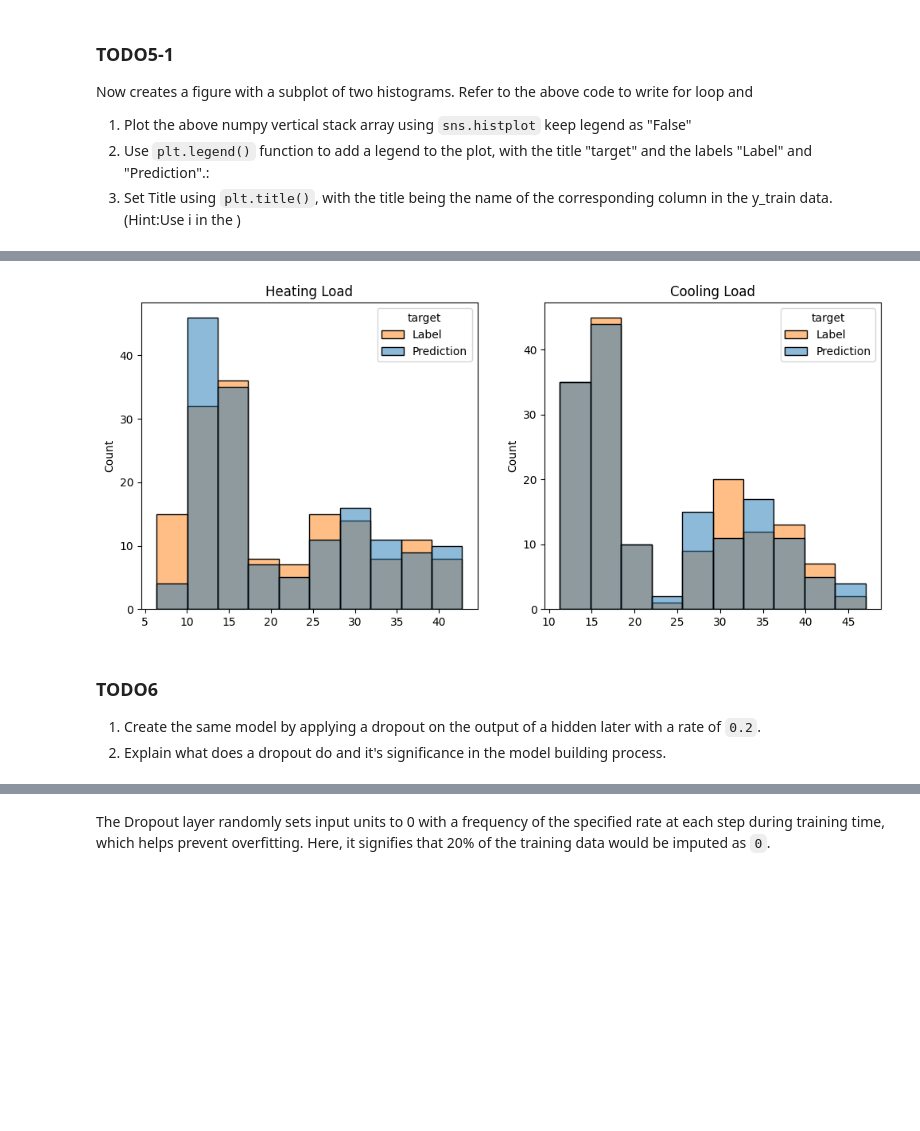
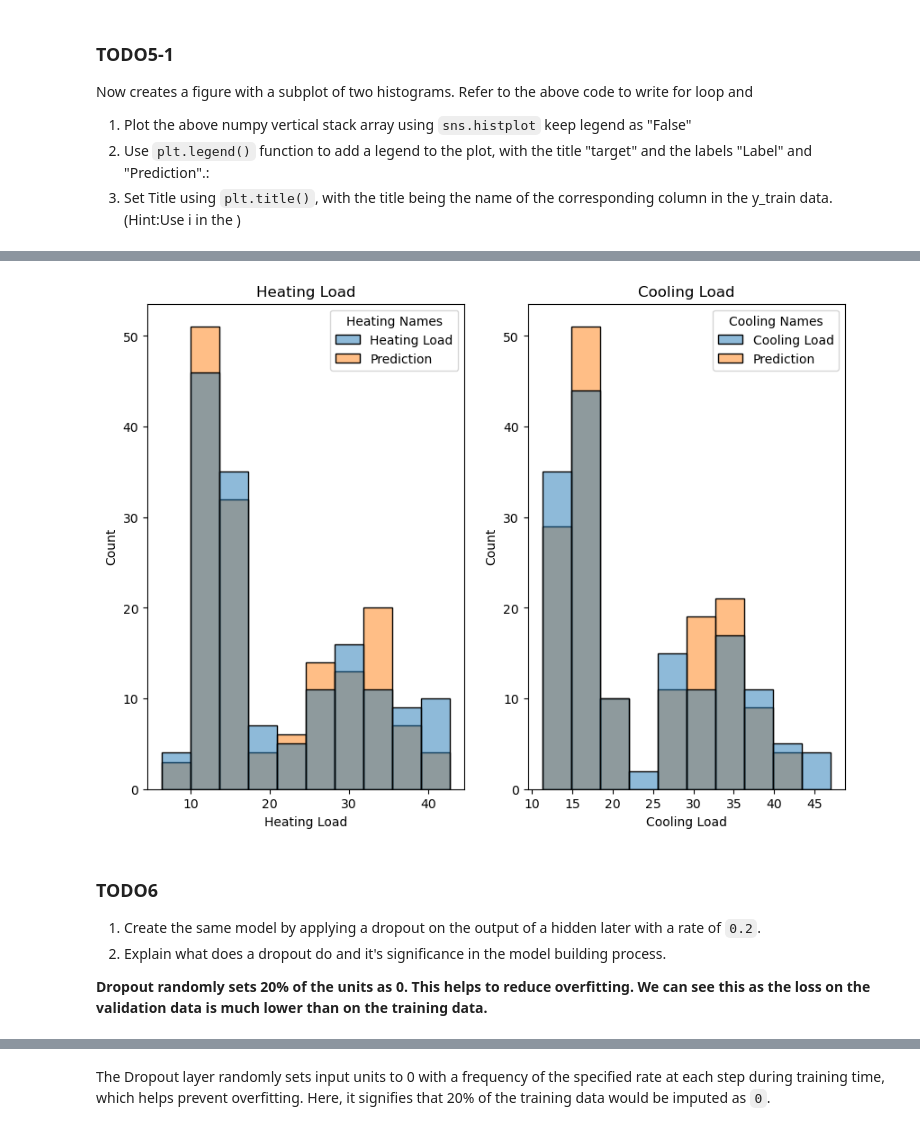
Before and after one commit to Abeoseh/deep_learning, a Jupyter notebook: labs/lab3/Lab3_MLP_SV.ipynb, the cells around one changed output, grey strips where cells are left out. Cells and saved outputs as stored; diff of their text form; code cells hidden in the pictures; blank space fills up the shorter version.

```diff
--- a/labs/lab3/Lab3_MLP_SV.ipynb
+++ b/labs/lab3/Lab3_MLP_SV.ipynb
@@ -442,18 +425,22 @@ ax1.hist(temp_df.loc[:,["Cooling Load", "Prediction2"]], density=True, histtype=
 # %%
-fig, axs = plt.subplots(2)
+plot_df = pd.concat([y_test.reset_index().drop(["index"], axis = 1),
+                    pd.DataFrame(predictions, columns=["Heating Load","Cooling Load"])], axis = 0)
+plot_df["Heating Names"] = ["Heating Load"] * 154 + ["Prediction"] * 154
+plot_df["Cooling Names"] = ["Cooling Load"] * 154 + ["Prediction"] * 154
 
-axs[0].plot(y_test.to_numpy().T[0], label="Label")
-axs[0].plot(predictions.T[0], label="Prediction")
-axs[0].legend()
+fig, (ax0, ax1) = plt.subplots(nrows=1, ncols=2)
 
-axs[1].plot(y_test.to_numpy().T[1], label="Label")
-axs[1].plot(predictions.T[1], label="Prediction")
-axs[1].legend()
+sns.histplot(data=plot_df.loc[:,["Heating Load", "Heating Names"]], x="Heating Load", hue="Heating Names", alpha = 0.5, ax = ax0).set_title("Heating Load")
+sns.histplot(data=plot_df.loc[:,["Cooling Load", "Cooling Names"]], x="Cooling Load", hue="Cooling Names", alpha = 0.5, ax = ax1).set_title("Cooling Load")
+
+fig.set_size_inches(10, 7)
 # %% [output]
-[figure, old version]
+[figure, new version]
 # %% [markdown]
 ### TODO6
 
 1. Create the same model by applying a dropout on the output of a hidden later with a rate of `0.2`.
 2. Explain what does a dropout do and it's significance in the model building process.
+
+**Dropout randomly sets 20% of the units as 0. This helps to reduce overfitting. We can see this as the loss on the validation data is much lower than on the training data.**
 # %%
```
Also changed, not shown: parts of 6 cells of this notebook.
